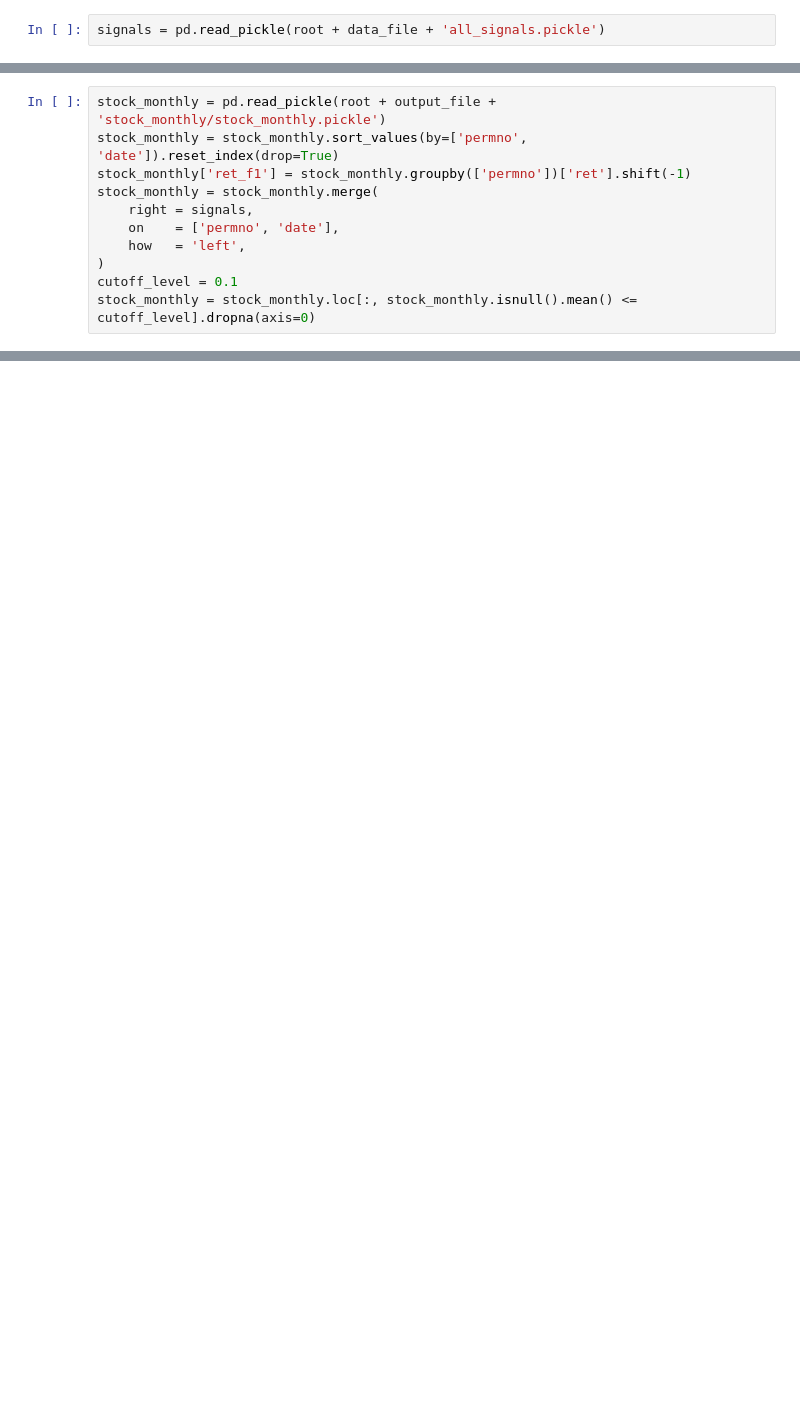
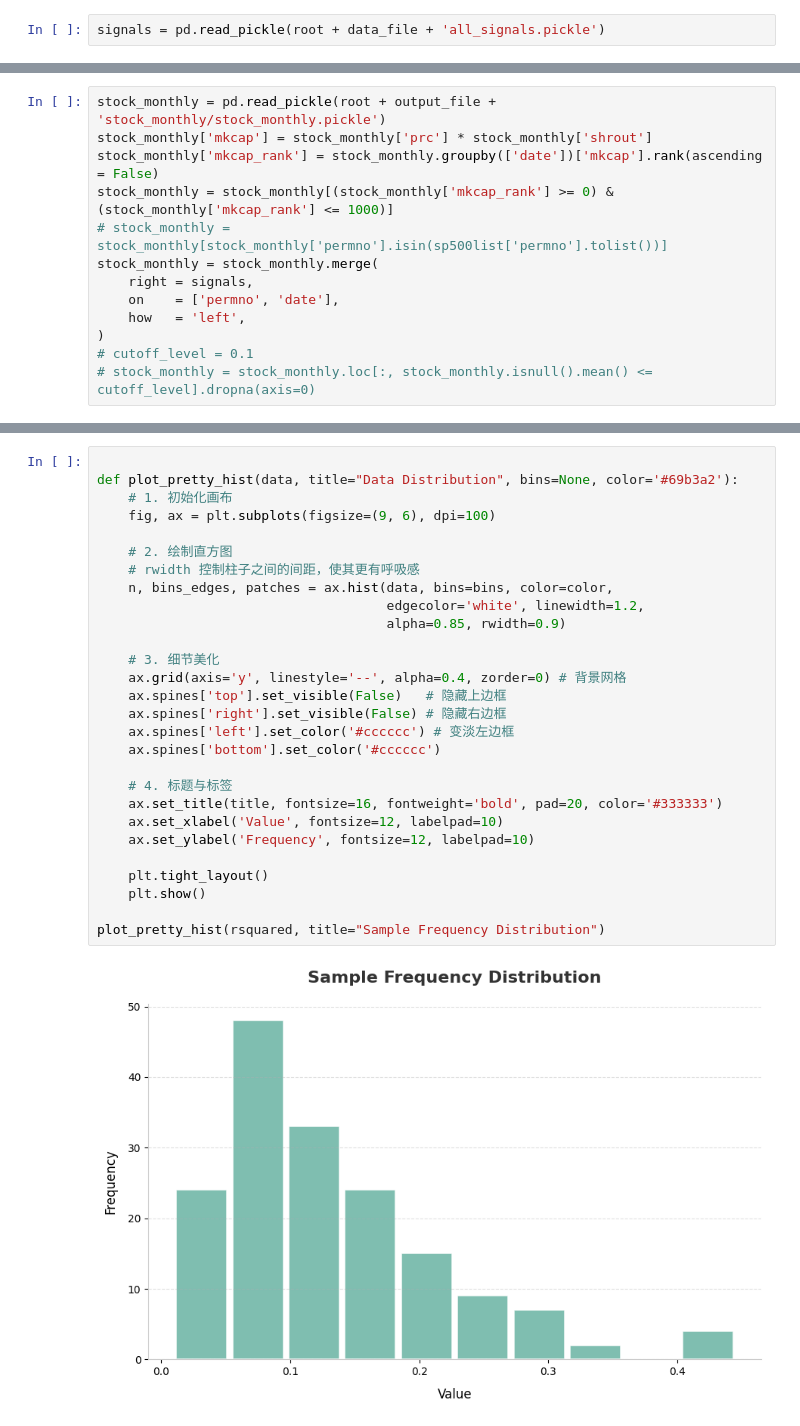
Before and after one commit to TonyHuang241/robust_sdf, a Jupyter notebook: 04_code/portfolio_construction.ipynb, the cells around one changed output, grey strips where cells are left out. Saved outputs shown, nothing was run; the diff lists cells and outputs as text; blank space fills up the shorter version.

```diff
--- a/04_code/portfolio_construction.ipynb
+++ b/04_code/portfolio_construction.ipynb
@@ -68,13 +61,15 @@ stock_monthly.to_pickle(root + output_file + 'stock_monthly/stock_monthly.pickle
 # %%
 stock_monthly = pd.read_pickle(root + output_file + 'stock_monthly/stock_monthly.pickle')
-stock_monthly = stock_monthly.sort_values(by=['permno', 'date']).reset_index(drop=True)
-stock_monthly['ret_f1'] = stock_monthly.groupby(['permno'])['ret'].shift(-1)
+stock_monthly['mkcap'] = stock_monthly['prc'] * stock_monthly['shrout']
+stock_monthly['mkcap_rank'] = stock_monthly.groupby(['date'])['mkcap'].rank(ascending = False)
+stock_monthly = stock_monthly[(stock_monthly['mkcap_rank'] >= 0) & (stock_monthly['mkcap_rank'] <= 1000)]
+# stock_monthly = stock_monthly[stock_monthly['permno'].isin(sp500list['permno'].tolist())]
 stock_monthly = stock_monthly.merge(
     right = signals,
     on    = ['permno', 'date'],
     how   = 'left',
 )
-cutoff_level = 0.1
-stock_monthly = stock_monthly.loc[:, stock_monthly.isnull().mean() <= cutoff_level].dropna(axis=0)
+# cutoff_level = 0.1
+# stock_monthly = stock_monthly.loc[:, stock_monthly.isnull().mean() <= cutoff_level].dropna(axis=0)
 # %%
 # for i in range(1, 10):
@@ -153,0 +236,30 @@ for i, date in enumerate(DATE):
+# %%
+
+def plot_pretty_hist(data, title="Data Distribution", bins=None, color='#69b3a2'):
+    # 1. 初始化画布
+    fig, ax = plt.subplots(figsize=(9, 6), dpi=100)
+
+    # 2. 绘制直方图
+    # rwidth 控制柱子之间的间距，使其更有呼吸感
+    n, bins_edges, patches = ax.hist(data, bins=bins, color=color,
+                                     edgecolor='white', linewidth=1.2,
+                                     alpha=0.85, rwidth=0.9)
+
+    # 3. 细节美化
+    ax.grid(axis='y', linestyle='--', alpha=0.4, zorder=0) # 背景网格
+    ax.spines['top'].set_visible(False)   # 隐藏上边框
+    ax.spines['right'].set_visible(False) # 隐藏右边框
+    ax.spines['left'].set_color('#cccccc') # 变淡左边框
+    ax.spines['bottom'].set_color('#cccccc')
+
+    # 4. 标题与标签
+    ax.set_title(title, fontsize=16, fontweight='bold', pad=20, color='#333333')
+    ax.set_xlabel('Value', fontsize=12, labelpad=10)
+    ax.set_ylabel('Frequency', fontsize=12, labelpad=10)
+
+    plt.tight_layout()
+    plt.show()
+
+plot_pretty_hist(rsquared, title="Sample Frequency Distribution")
+# %% [output]
+[figure, added]
```
Also changed, not shown: parts of 19 cells of this notebook.
